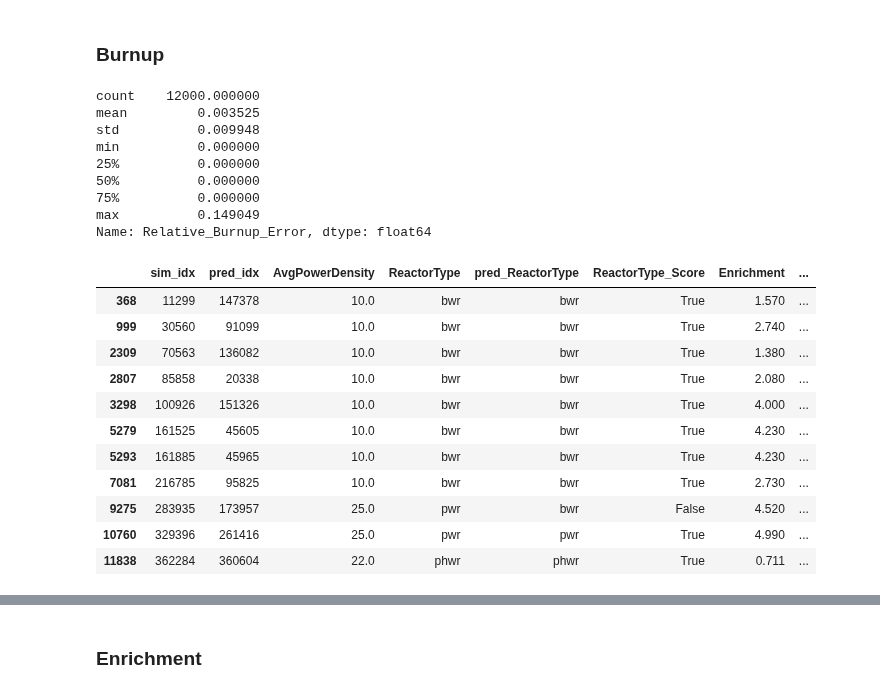
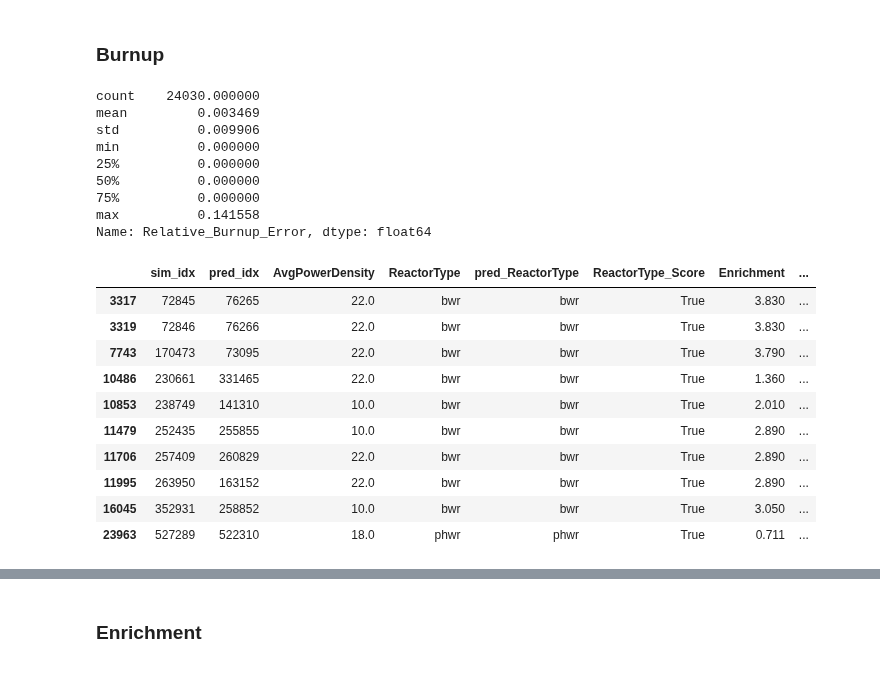
Before and after one commit to opotowsky/like-me-fuel, a Jupyter notebook: jupyter_notebooks/nuc29_trainset_results.ipynb, the cells around one changed output, grey strips where cells are left out. Drawn from its saved outputs; the diff is of its cells as text; code cells hidden in the pictures.

```diff
--- a/jupyter_notebooks/nuc29_trainset_results.ipynb
+++ b/jupyter_notebooks/nuc29_trainset_results.ipynb
@@ -49,7 +49,7 @@ XY = format_XY(train_pkl)
 # %% [markdown]
 ### LL Calc Results
 # %%
-results = '~/sims_n_results/simupdates_aug2020/train29/'
+results = '~/sims_n_results/final_sims_nov2020/mll/train/'
 
 uncs = [0.05, 0.1, 0.15, 0.2]
 job_dirs = ['Job' + str(i) + '_unc' + str(unc) for i, unc in enumerate(uncs)]
@@ -76,46 +76,45 @@ logpdf_df = loop_db(XY, preds, unc, lbls, nonlbls)
 ### Burnup
 # %%
 preds['Relative_Burnup_Error'].describe()
-# nuc15 results for comparison
-#count    9600.000000
-#mean        0.002187
-#std         0.006690
-#min         0.000000
-#25%         0.000000
-#50%         0.000000
-#75%         0.000000
-#max         0.064146
+# old nuc29 results for comparison
+#count    12000.000000
+#mean         0.003525
+#std          0.009948
+#min          0.000000
+#25%          0.000000
+#50%          0.000000
+#75%          0.000000
+#max          0.149049
 # %% [output]
-count    12000.000000
-mean         0.003525
-std          0.009948
+count    24030.000000
+mean         0.003469
+std          0.009906
 min          0.000000
 25%          0.000000
 50%          0.000000
 75%          0.000000
-max          0.149049
+max          0.141558
 Name: Relative_Burnup_Error, dtype: float64
 # %%
 to_print = ['sim_idx', 'pred_idx', 'AvgPowerDensity',
             'ReactorType', 'pred_ReactorType', 'ReactorType_Score',
             'Enrichment', 'pred_Enrichment', 'Relative_Enrichment_Error',
             'Burnup', 'pred_Burnup', 'Relative_Burnup_Error',
             'CoolingTime', 'pred_CoolingTime', 'Relative_CoolingTime_Error',
             'OrigenReactor', 'pred_OrigenReactor', 'MaxLogLL']
-preds.loc[preds['Relative_Burnup_Error'] > 0.08, to_print]
+preds.loc[preds['Relative_Burnup_Error'] > 0.09, to_print]
 # %% [output]
 |  | sim_idx | pred_idx | AvgPowerDensity | ReactorType | pred_ReactorType | ReactorType_Score | Enrichment | ... |
-| 368 | 11299 | 147378 | 10.0 | bwr | bwr | True | 1.570 | ... |
-| 999 | 30560 | 91099 | 10.0 | bwr | bwr | True | 2.740 | ... |
-| 2309 | 70563 | 136082 | 10.0 | bwr | bwr | True | 1.380 | ... |
-| 2807 | 85858 | 20338 | 10.0 | bwr | bwr | True | 2.080 | ... |
-| 3298 | 100926 | 151326 | 10.0 | bwr | bwr | True | 4.000 | ... |
-| 5279 | 161525 | 45605 | 10.0 | bwr | bwr | True | 4.230 | ... |
-| 5293 | 161885 | 45965 | 10.0 | bwr | bwr | True | 4.230 | ... |
-| 7081 | 216785 | 95825 | 10.0 | bwr | bwr | True | 2.730 | ... |
-| 9275 | 283935 | 173957 | 25.0 | pwr | bwr | False | 4.520 | ... |
-| 10760 | 329396 | 261416 | 25.0 | pwr | pwr | True | 4.990 | ... |
-| 11838 | 362284 | 360604 | 22.0 | phwr | phwr | True | 0.711 | ... |
+| 3317 | 72845 | 76265 | 22.0 | bwr | bwr | True | 3.830 | ... |
+| 3319 | 72846 | 76266 | 22.0 | bwr | bwr | True | 3.830 | ... |
+| 7743 | 170473 | 73095 | 22.0 | bwr | bwr | True | 3.790 | ... |
+| 10486 | 230661 | 331465 | 22.0 | bwr | bwr | True | 1.360 | ... |
+| 10853 | 238749 | 141310 | 10.0 | bwr | bwr | True | 2.010 | ... |
+| 11479 | 252435 | 255855 | 10.0 | bwr | bwr | True | 2.890 | ... |
+| 11706 | 257409 | 260829 | 22.0 | bwr | bwr | True | 2.890 | ... |
+| 11995 | 263950 | 163152 | 22.0 | bwr | bwr | True | 2.890 | ... |
+| 16045 | 352931 | 258852 | 10.0 | bwr | bwr | True | 3.050 | ... |
+| 23963 | 527289 | 522310 | 18.0 | phwr | phwr | True | 0.711 | ... |
 # %%
 # finding a good prediction with high Max LL
 new_df = preds.loc[(preds['Relative_Burnup_Error'] == 0.0) &
```
Also changed, not shown: parts of 13 cells of this notebook, 1 other file.
